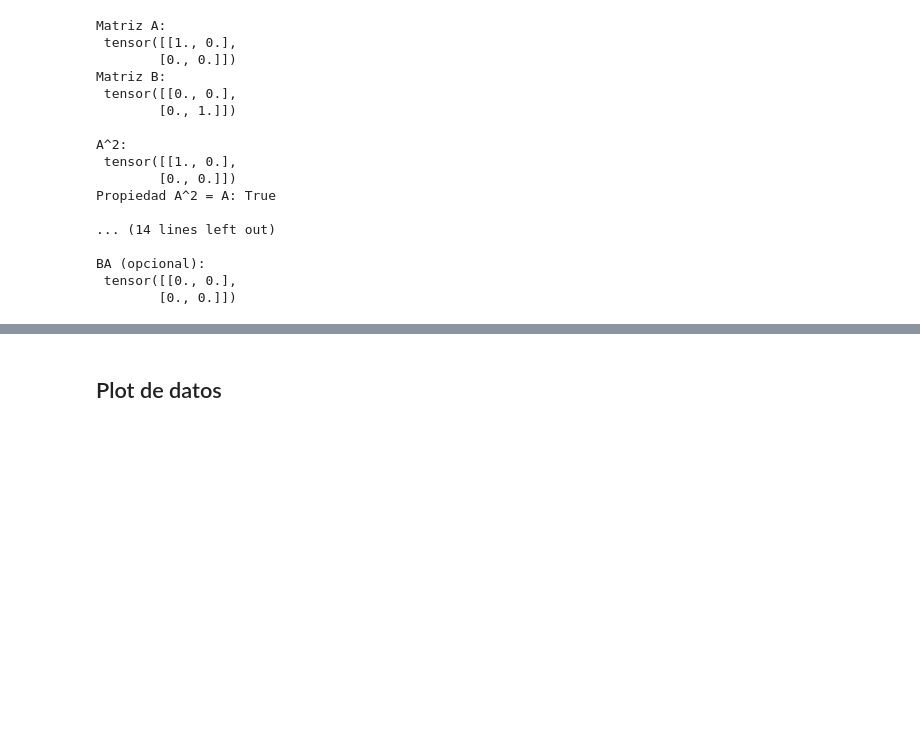
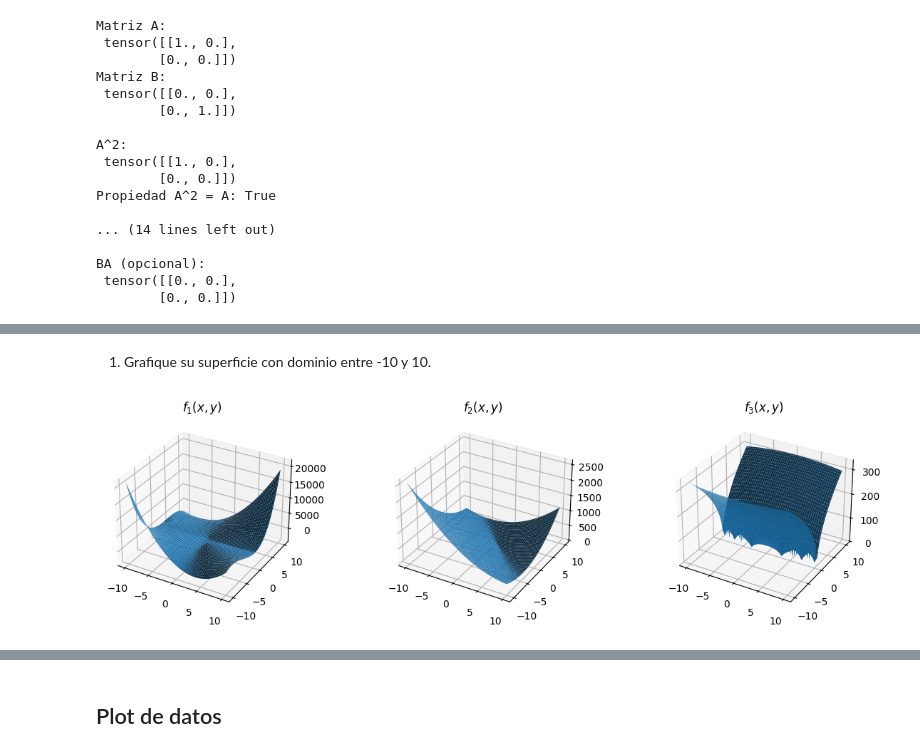
Before and after one commit to evillag/opn, a Jupyter notebook: tp1/OPN_TP1_I2025_ACFUEV.ipynb, the cells around one changed output, grey strips where cells are left out. Saved outputs shown, nothing was run; the diff lists cells and outputs as text; code cells hidden in the pictures; blank space fills up the shorter version.

```diff
--- a/tp1/OPN_TP1_I2025_ACFUEV.ipynb
+++ b/tp1/OPN_TP1_I2025_ACFUEV.ipynb
@@ -241,0 +334,29 @@ BA (opcional):
+# %% [markdown]
+1. Grafique su superficie con dominio entre -10 y 10.
+# %%
+def f1(x, y):
+  return (1.5 - x + x * y)**2 + (2.25 - x + x * y**2) + (2.625 - x + x * y**3)
+
+def f2(x, y):
+  return (x + 2 * y - 7)**2 + (2 * x + y - 5)**2
+
+def f3(x, y):
+  return 100 * torch.sqrt(abs(y - 0.01 * x**2)) + 0.01 * abs(x + 10)
+
+x = torch.linspace(-10, 10, 100)
+x, y = torch.meshgrid(x, x)
+
+def plot_surface(i, f):
+  ax = fig.add_subplot(1, 3, i, projection='3d')
+  ax.set_title(f'$f_{i}(x,y)$')
+  ax.plot_surface(x, y, f(x, y))
+
+fig = plt.figure(figsize=(14.4, 3.6))
+
+plot_surface(1, f1)
+plot_surface(2, f2)
+plot_surface(3, f3)
+
+plt.show()
+# %% [output]
+[figure, added]
```
Also changed, not shown: parts of 38 cells of this notebook, 5 other files.
